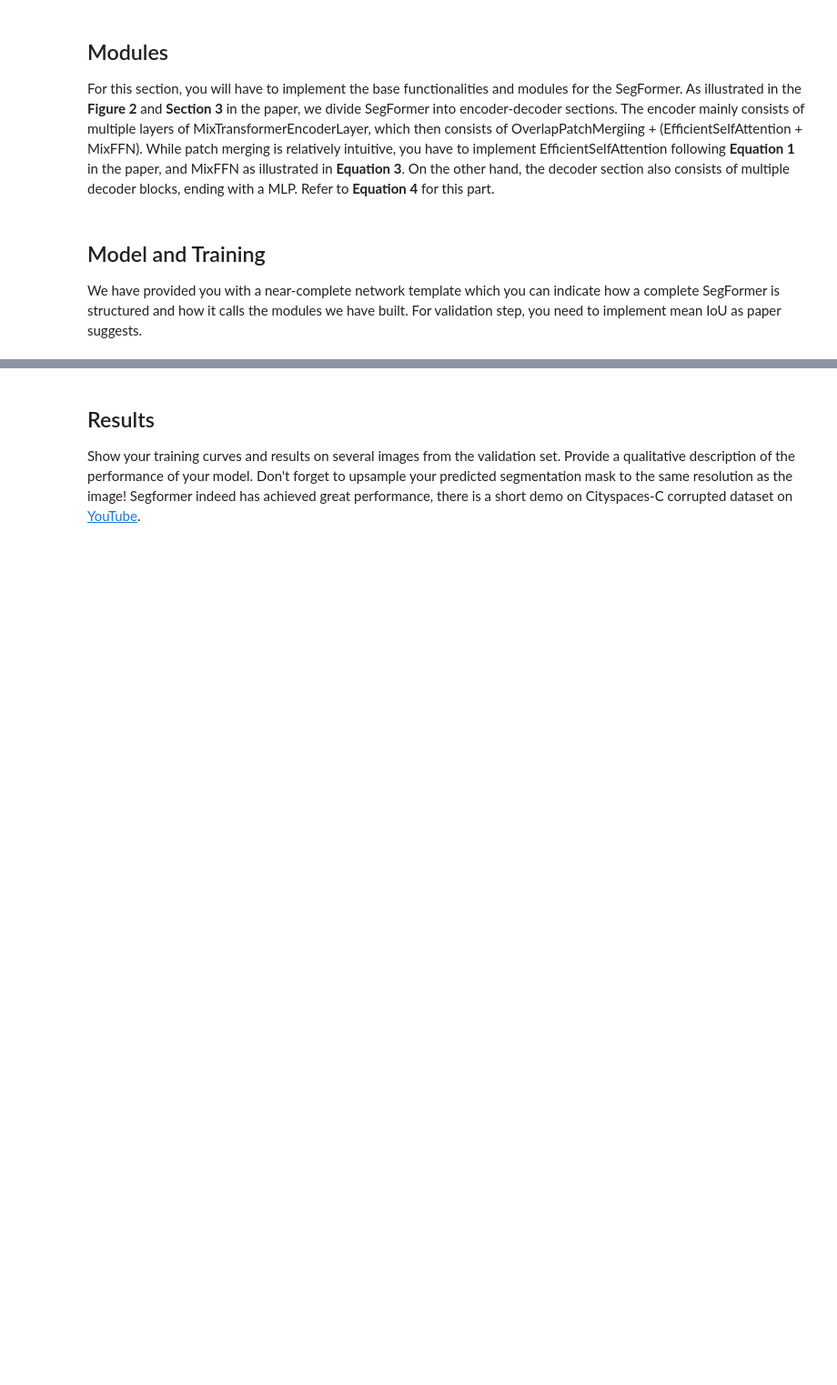
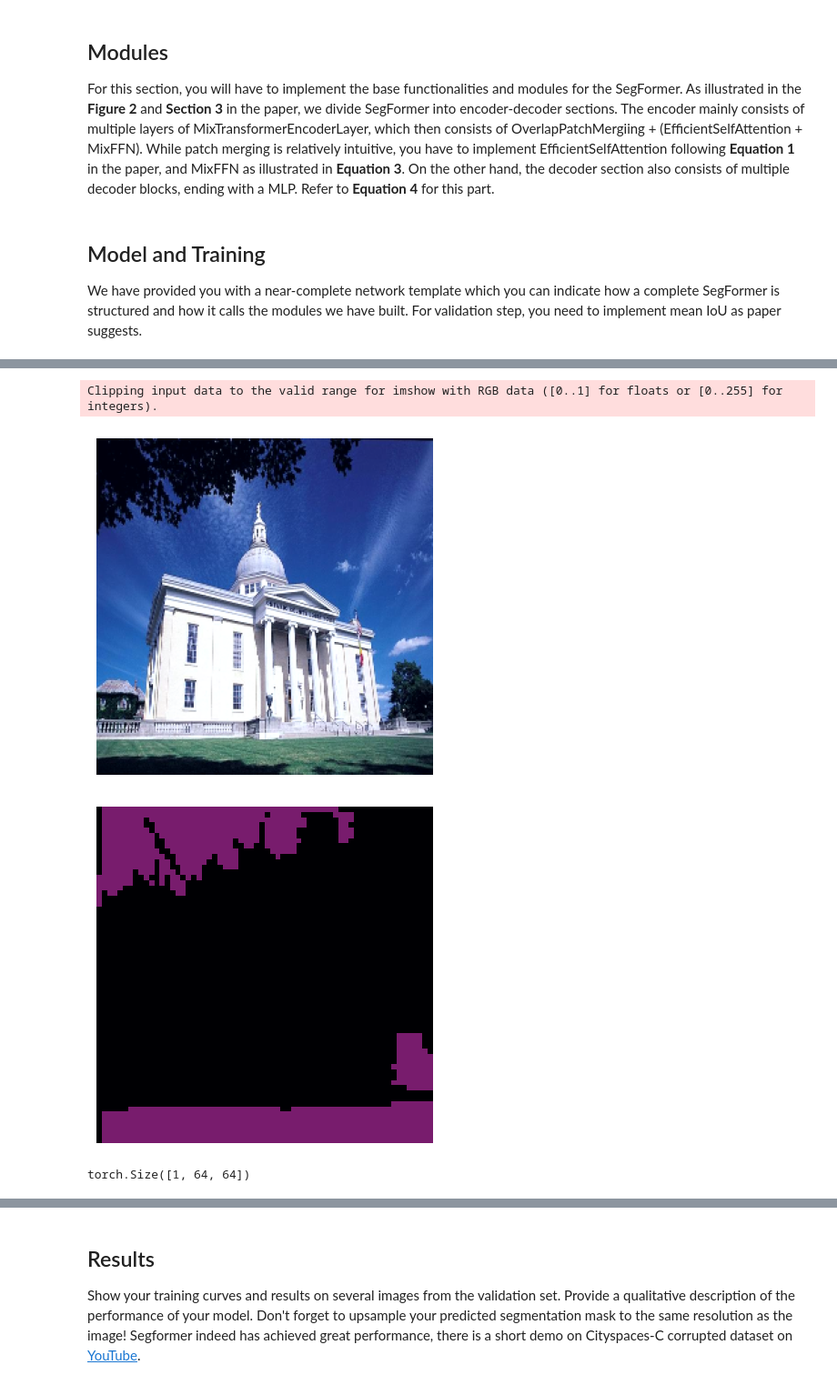
Before and after one commit to git-dhruv/Segformer, a Jupyter notebook: cis6800_project6.ipynb, the cells around one changed output, grey strips where cells are left out. Shown at 91% size. Drawn from its saved outputs; the diff is of its cells as text; code cells hidden in the pictures; blank space fills up the shorter version.

```diff
--- a/cis6800_project6.ipynb
+++ b/cis6800_project6.ipynb
@@ -96,7 +96,6 @@ class OverlapPatchMerging(nn.Module):
         x = self.cn1(patches)
         _,_,H, W = x.shape
         x = x.flatten(2).transpose(1,2) #Flatten - (B,C,H*W); transpose B,HW, C
-        x = self.norm(x)
         x = self.layerNorm(x)
         #Later in the stupid paper, they call HW = N
         #WE also denote C as embed dimension from now
@@ -151,12 +150,12 @@ class EfficientSelfAttention(nn.Module):
         # Linear transform to X -> XW+b (bnc -> bn2c)
         keyVal = self.keyValueExtractor(x1)
         # bn2c-> 2,b,heads, n, c/heads
-        keyVal = keyVal.reshape(B, N , 2, self.heads, C/self.heads).permute(2,0,3,1,4)
+        keyVal = keyVal.reshape(B, -1 , 2, self.heads, int(C/self.heads)).permute(2,0,3,1,4)
         #Extract Key and Value
         k,v = keyVal[0],keyVal[1] #b,heads, n, c/heads
 
         #Query -> b, heads, n, c/heads
-        q = self.query(x).reshape(B, N, self.heads, C/self.heads).permute(0, 2, 1, 3)
+        q = self.query(x).reshape(B, N, self.heads, int(C/self.heads)).permute(0, 2, 1, 3)
 
         #Finally we can do the attention thing
         dimHead = (C/self.heads)**0.5
@@ -237,8 +236,8 @@ class MixTransformerEncoderLayer(nn.Module):
         for i in range(len(self._attn)):
             x = x + self._attn[i].forward(x, H, W) #BNC
             x = x + self._ffn[i].forward(x, H, W) #BNC
-        x = self._lNorm(x) #BNC
-        x = x.reshape(B, H, W, C).permute(0, 3, 1, 2).contiguous() #BCHW
+            x = self._lNorm[i].forward(x) #BNC
+        x = x.reshape(B, H, W, -1).permute(0, 3, 1, 2).contiguous() #BCHW
         return x
 # %%
 # Merge multiple feature maps and produce predictions
@@ -341,0 +358,19 @@ trainer.fit(model, train_loader, val_loader)
+# %%
+idx = 2453
+plt.imshow(train_dataset[idx][0].permute(1, 2, 0) / 4 + 0.5) # just for visualization
+plt.axis('off')
+plt.show()
+plt.imshow(train_dataset[idx][1], vmin=0, vmax=3, cmap='inferno')
+plt.axis('off')
+plt.show()
+print(torch.argmax(model(train_dataset[idx][0].unsqueeze(0)), dim=1).shape)
+mask = torch.argmax(model(train_dataset[idx][0].unsqueeze(0)), dim=1).cpu().detach().numpy().transpose(1,2,0)
+plt.imshow(, vmin=0, vmax=3, cmap='inferno')
+
+plt.axis('off')
+plt.show()
+# %% [output]
+Clipping input data to the valid range for imshow with RGB data ([0..1] for floats or [0..255] for integers).
+[figure, added]
+[figure, added]
+torch.Size([1, 64, 64])
```
Also changed, not shown: parts of 4 cells of this notebook, 1 other file.
